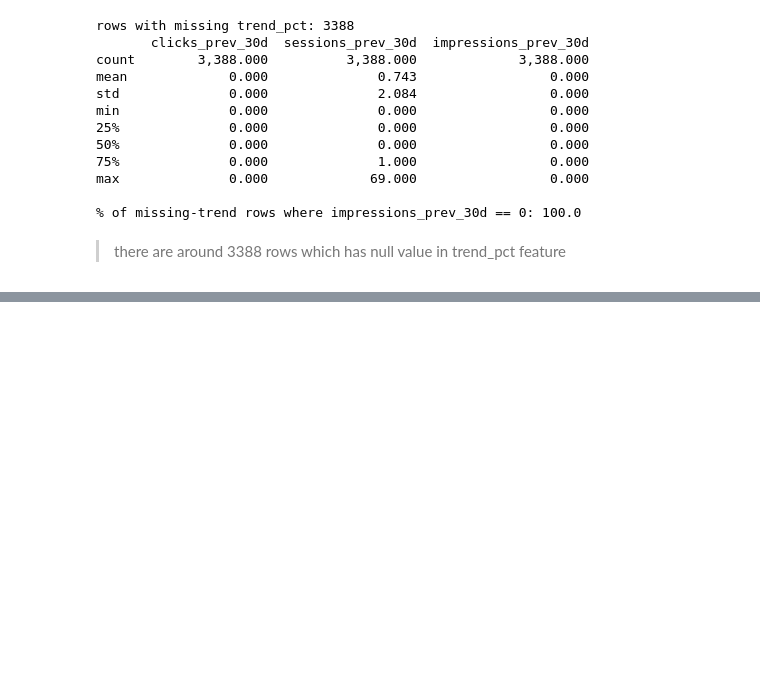
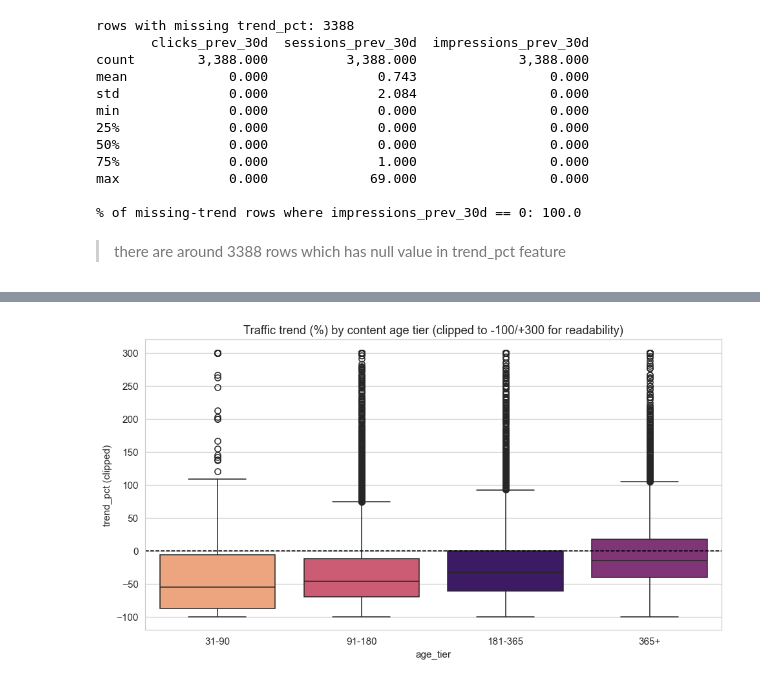
Before and after one commit to Sahil-Dev404/Flyrankai-intenship-starter-ml-pipeline-testing-, a Jupyter notebook: notebooks/my_code_books/01_EDA_content_growth_forecasting.ipynb, the cells around one changed output, grey strips where cells are left out. Saved outputs shown, nothing was run; the diff lists cells and outputs as text; code cells hidden in the pictures; blank space fills up the shorter version.

```diff
--- a/notebooks/my_code_books/01_EDA_content_growth_forecasting.ipynb
+++ b/notebooks/my_code_books/01_EDA_content_growth_forecasting.ipynb
@@ -292,0 +452,15 @@ max              0.000             69.000                 0.000
+# %%
+# 3. Content age vs trend_pct -- does older content decay more?
+fig, ax = plt.subplots(figsize=(9, 5))
+age_order = ["31-90", "91-180", "181-365", "365+"]
+plot_df = df.copy()
+plot_df["trend_pct_clipped"] = plot_df["trend_pct"].clip(-100, 300)  # visual clip only
+sns.boxplot(data=plot_df, x="age_tier", y="trend_pct_clipped", hue="age_tier",
+            order=age_order, ax=ax, palette="magma", legend=False)
+ax.axhline(0, color="black", linestyle="--", linewidth=1)
+ax.set_title("Traffic trend (%) by content age tier (clipped to -100/+300 for readability)")
+ax.set_ylabel("trend_pct (clipped)")
+plt.tight_layout()
+plt.show()
+# %% [output]
+[figure, added]
```
Also changed, not shown: parts of 14 cells of this notebook.
